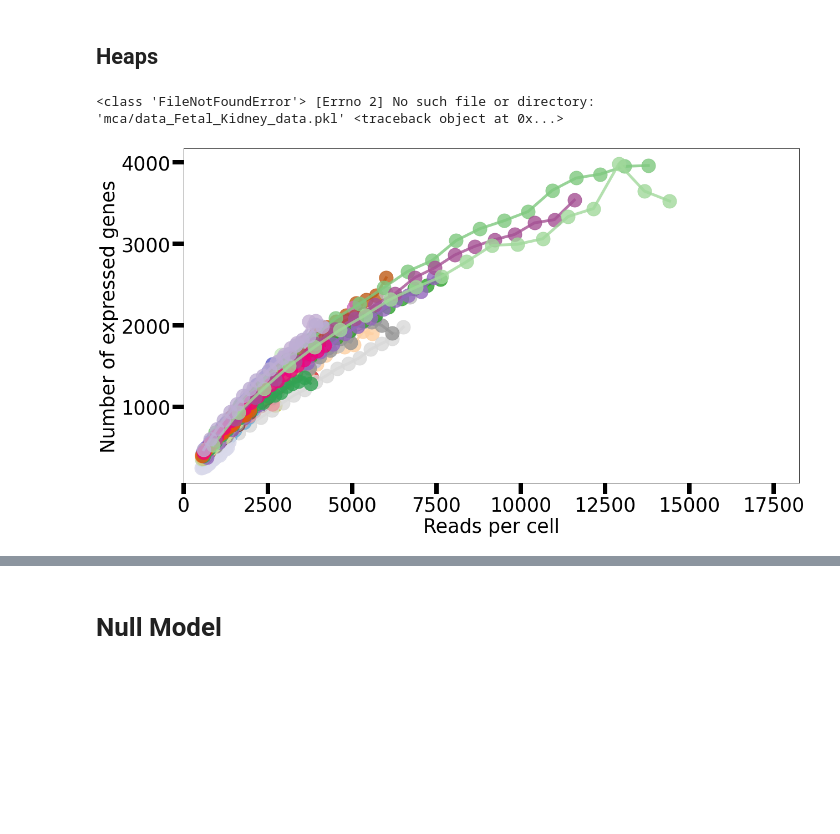
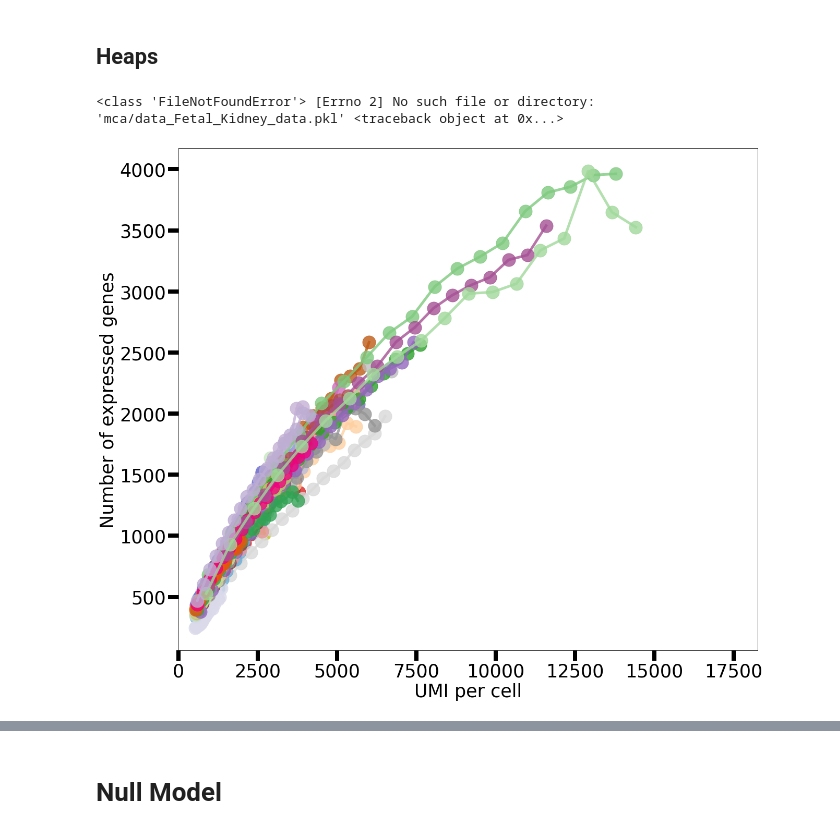
Before and after one commit to fvalle1/phd, a Jupyter notebook: mouse_Atlas/Mouse_exploration.ipynb, the cells around one changed output, grey strips where cells are left out. Drawn from its saved outputs; the diff is of its cells as text; code cells hidden in the pictures; blank space fills up the shorter version.

```diff
--- a/mouse_Atlas/Mouse_exploration.ipynb
+++ b/mouse_Atlas/Mouse_exploration.ipynb
@@ -21,7 +21,7 @@ from tacos_plot import scatterdense
 #sns.set(font_scale=0.8, )
 # %%
 #os.system('cd data && gunzip $(ls | grep -e "[a-zA-Z0-9\.\__].gz") && cd ..')
-data_source ="mca"
+data_source ="gtex"
 files = os.listdir(data_source)
 #rs = np.random.RandomState(seed=42)
 #rs.shuffle(files)
@@ -451,7 +461,7 @@ fig.savefig(f"zipf_alltissue_{data_source}.pdf")
 # %% [markdown]
 ## Heaps
 # %%
-fig, ax = plt.subplots(figsize=(18,10))
+fig, ax = plt.subplots(figsize=(18,15))
 for tissue in data["frac_of"].keys():
     try:
         info = load_tissue(tissue, data_source=data_source)
@@ -465,35 +475,37 @@ for tissue in data["frac_of"].keys():
     skip_bins = 15
     n_bins=35
     if len(M) <= n_bins:
         continue
     bin_means, bin_edges, binnumber = stats.binned_statistic(M, diff,statistic='mean', bins=np.linspace(M.min(),max(M), n_bins))
     bin_stds, _, _ = stats.binned_statistic(M, diff,statistic='std', bins=np.linspace(M.min(),np.quantile(M, 0.9), n_bins))
     x = ((bin_edges[:-1]+bin_edges[1:])/2.)[:-skip_bins]
     y = bin_means[:-skip_bins]
     ax.plot(x, y, marker='o', lw=5, ms=25, alpha=0.8, c=get_color(tissue), label=tissue)
     #ax.errorbar(x,y , bin_stds[:-skip_bins], fmt='none', ecolor='orange', elinewidth=3)
 
-
-ax.set_xlabel("Reads per cell", fontsize=35)
+if "mca" in data_source:
+    ax.set_xlabel("UMI per cell", fontsize=35)
+else:
+    ax.set_xlabel("Reads per cell", fontsize=35)
 ax.set_ylabel("Number of expressed genes", fontsize=35)
 
 #plt.xscale('log')
 #plt.yscale('log')
 plt.xlim(0,max(data["M"])*0.7)
 
 ax.tick_params(labelsize=35, width=8, length=20)
 
 
 # Shrink current axis by 20%
 box = ax.get_position()
 #ax.set_position([box.x0, box.y0, box.width * 0.8, box.height])
 
 # Put a legend to the right of the current axis
 #ax.legend(loc='center left', bbox_to_anchor=(1, 0.5), fontsize=18, ncol=2)
 
 plt.show()
-fig.savefig("heaps_alltissues_noLactation.pdf")
+fig.savefig("heaps_alltissues_noLactation_mca.pdf")
 # %% [output]
 <class 'FileNotFoundError'> [Errno 2] No such file or directory: 'mca/data_Fetal_Kidney_data.pkl' <traceback object at 0x...>
-[figure, old version]
+[figure, new version]
 # %%
```
Also changed, not shown: parts of 2 cells of this notebook, 2 other files.
